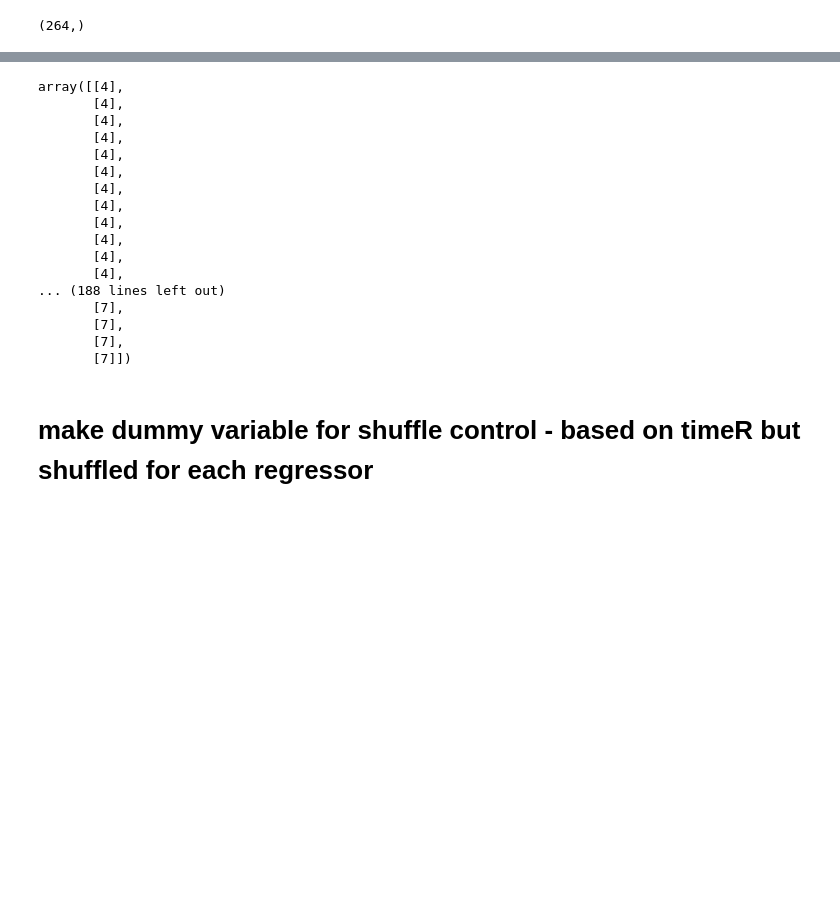
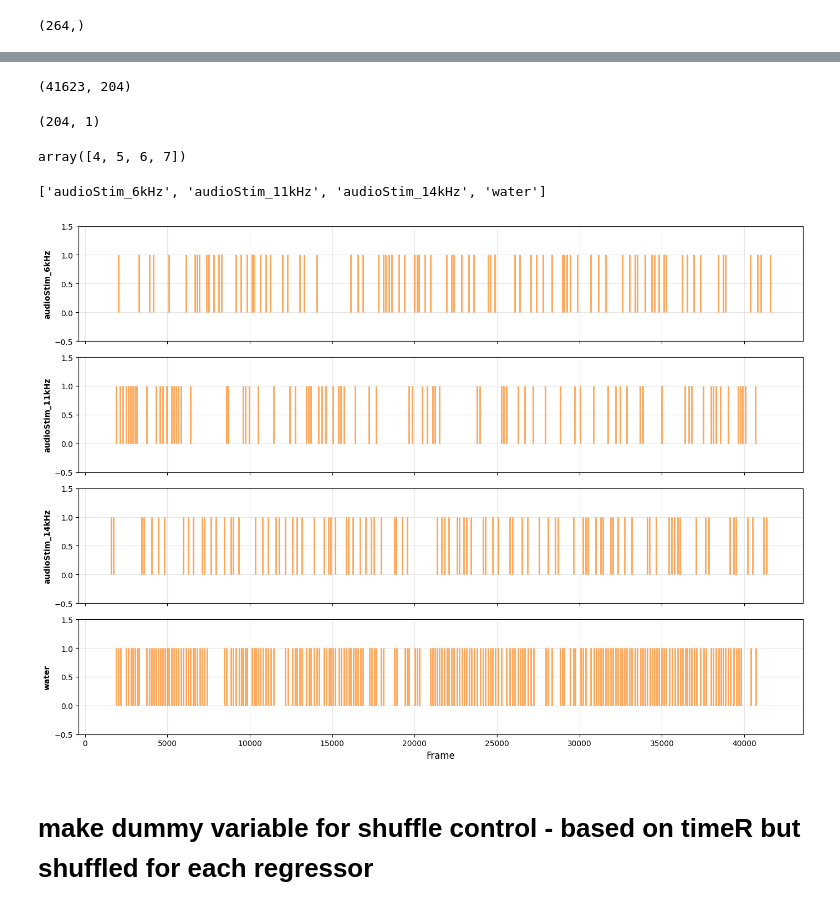
Before and after one commit to OleBialas/test-encoding-model, a Jupyter notebook: notebooks/reproduce_simon_MATLAB_code.ipynb, the cells around one changed output, grey strips where cells are left out. Drawn from its saved outputs; the diff is of its cells as text; code cells hidden in the pictures; blank space fills up the shorter version.

```diff
--- a/notebooks/reproduce_simon_MATLAB_code.ipynb
+++ b/notebooks/reproduce_simon_MATLAB_code.ipynb
@@ -811,23 +679,36 @@ stimIdx.shape
-# %%
-stimIdx
-# %% [output]
-array([[4],
-       [4],
-       [4],
-       [4],
-       [4],
-       [4],
-       [4],
-       [4],
-       [4],
-       [4],
-       [4],
-       [4],
-... (188 lines left out)
-       [7],
-       [7],
-       [7],
-       [7]])
+# %%
+stimR.shape
+# %% [output]
+(41623, 204)
+# %%
+stimIdx.shape
+# %% [output]
+(204, 1)
+# %%
+np.unique(stimIdx)
+# %% [output]
+array([4, 5, 6, 7])
+# %%
+stimLabels
+# %% [output]
+['audioStim_6kHz', 'audioStim_11kHz', 'audioStim_14kHz', 'water']
+# %%
+# Plot stimulus events
+fig, axes = plt.subplots(len(stimLabels), 1, figsize=(14, 10), sharex=True)
+
+for i, label in enumerate(stimLabels):
+    ax = axes[i] if len(stimLabels) > 1 else axes
+    event_times = np.where(events[:, i])[0]
+    ax.vlines(event_times, 0, 1, colors='C1', linewidth=2, alpha=0.7)
+    ax.set_ylim(-0.5, 1.5)
+    ax.set_ylabel(label, fontsize=10, fontweight='bold')
+    ax.grid(True, alpha=0.3)
+
+axes[-1].set_xlabel('Frame', fontsize=12) if len(stimLabels) > 1 else axes.set_xlabel('Frame', fontsize=12)
+plt.tight_layout()
+plt.show()
+# %% [output]
+[figure, added]
 # %% [markdown]
 # make dummy variable for shuffle control - based on timeR but shuffled for each regressor
 # %%
```
Also changed, not shown: parts of 65 cells of this notebook.
